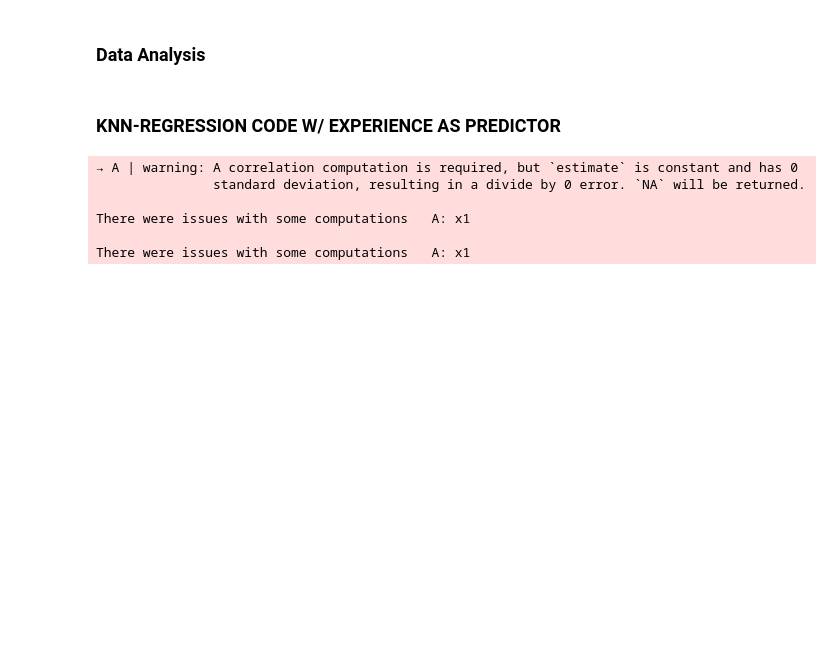
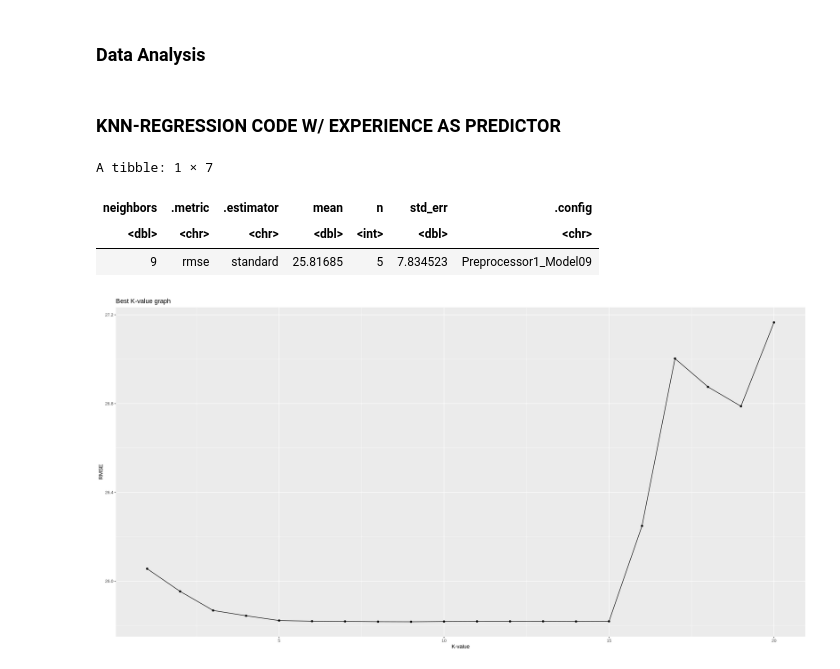
Before and after one commit to 04thvs/dsci100_39, a Jupyter notebook: code.ipynb, the cells around one changed output. Saved outputs shown, nothing was run; the diff lists cells and outputs as text; code cells hidden in the pictures; blank space fills up the shorter version.

Commit message:
KNN graph

```diff
--- a/code.ipynb
+++ b/code.ipynb
@@ -195,40 +159,52 @@ players_h_vs_age
 # %% [markdown]
 ### KNN-REGRESSION CODE W/ EXPERIENCE AS PREDICTOR
 # %%
+set.seed(1234)
+
 # KNN-REGRESSION MODEL
 players_spec <- nearest_neighbor(weight_func = 'rectangular', neighbors = tune())|>
     set_engine('kknn')|>
     set_mode('regression')
 
 # CROSS VALIDATION
 players_vfold <- vfold_cv(players_training, v = 5, strata = played_hours)
 k_values <- tibble(neighbors = seq(from = 1, to = 20, by = 1))
 
 #RECIPE
 experience_recipe <- recipe(played_hours ~ experience, data = players_training) |>
 step_scale(all_predictors()) |>
 step_center(all_predictors())
 
 # WORKFLOW
 
 experience_knn_workflow <- workflow() |>
     add_model(players_spec)|>
     add_recipe(experience_recipe)
 
 experience_tuning <- experience_knn_workflow |>
     tune_grid(resamples = players_vfold, grid = k_values)|>
     collect_metrics()
 
 best_experience_k <- experience_tuning |>
     filter(.metric == 'rmse')|>
     slice_min(mean, n = 1)
 
+best_experience_k_viz <- experience_tuning |>
+filter(.metric == 'rmse') |>
+ggplot(aes(x = neighbors, y = mean)) +
+geom_point() +
+geom_line(aes(x = neighbors, y = mean)) +
+labs(x = "K-value", y = "RMSE") +
+ggtitle("Best K-value graph")
+
+best_experience_k
+best_experience_k_viz
+
 # The result for tuning for the best K was when K = 4 with an RMSE of 19.23443
 # The data is skewed in a lot of ways--need to talk about this
 # %% [output]
-→ A | warning: A correlation computation is required, but `estimate` is constant and has 0
-               standard deviation, resulting in a divide by 0 error. `NA` will be returned.
-
-There were issues with some computations   A: x1
-
-There were issues with some computations   A: x1
+A tibble: 1 × 7
+| neighbors | .metric | .estimator | mean | n | std_err | .config |
+| <dbl> | <chr> | <chr> | <dbl> | <int> | <dbl> | <chr> |
+| 9 | rmse | standard | 25.81685 | 5 | 7.834523 | Preprocessor1_Model09 |
+[figure, added]
```
Also changed, not shown: parts of 4 cells of this notebook.
